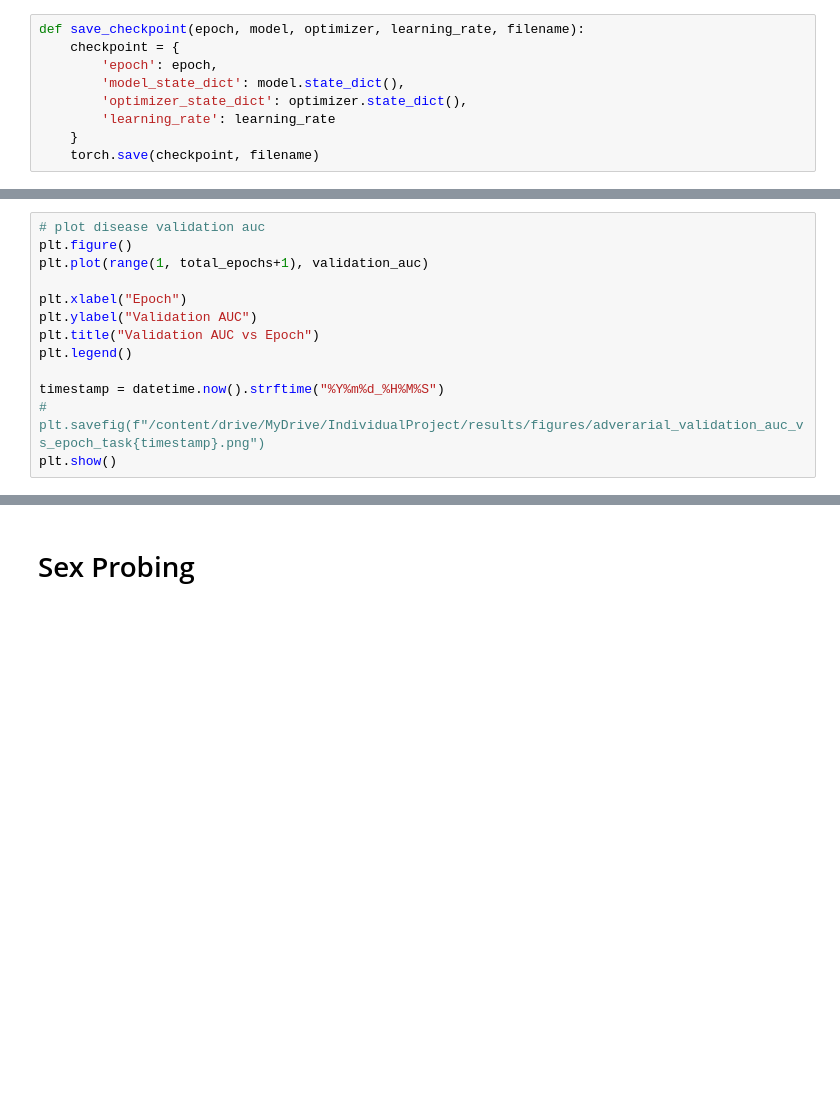
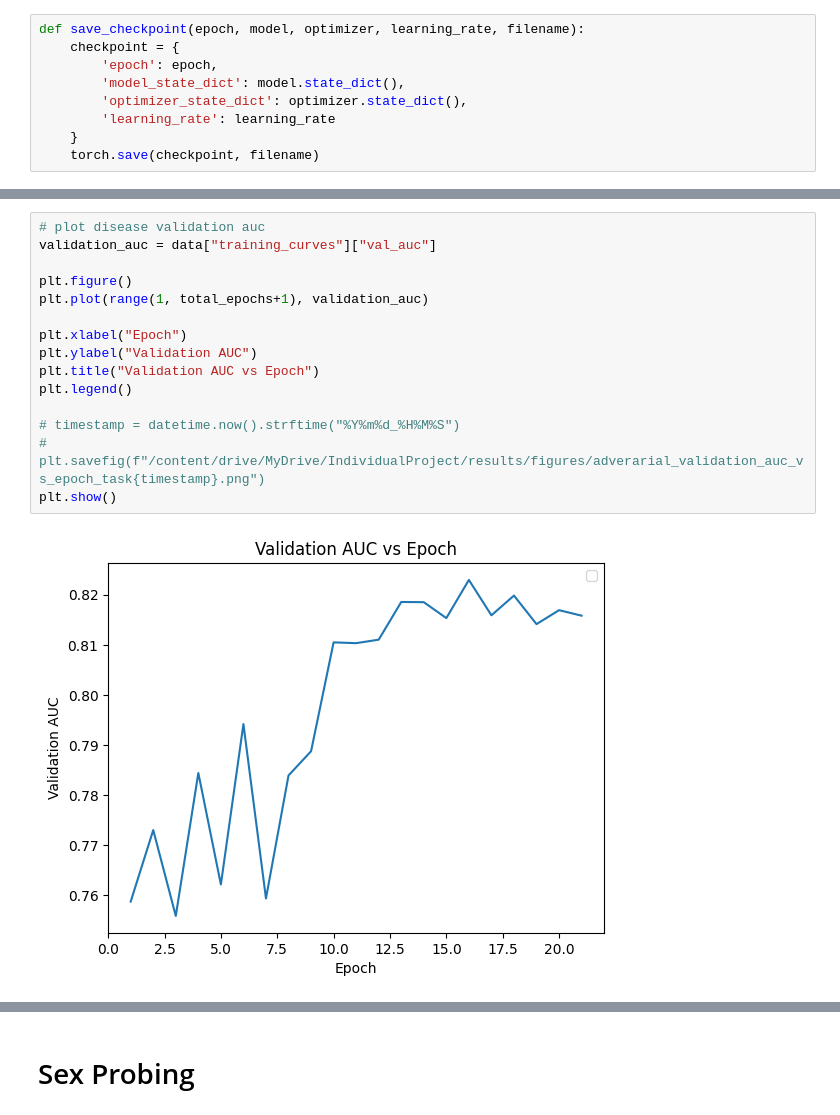
Before and after one commit to weixisee/COMP3931_Individual_Project, a Jupyter notebook: notebook/DANN_Both.ipynb, the cells around one changed output, grey strips where cells are left out. Saved outputs shown, nothing was run; the diff lists cells and outputs as text; blank space fills up the shorter version.

```diff
--- a/notebook/DANN_Both.ipynb
+++ b/notebook/DANN_Both.ipynb
@@ -537,15 +593,19 @@ plt.show()
 # %%
 # plot disease validation auc
+validation_auc = data["training_curves"]["val_auc"]
+
 plt.figure()
 plt.plot(range(1, total_epochs+1), validation_auc)
 
 plt.xlabel("Epoch")
 plt.ylabel("Validation AUC")
 plt.title("Validation AUC vs Epoch")
 plt.legend()
 
-timestamp = datetime.now().strftime("%Y%m%d_%H%M%S")
+# timestamp = datetime.now().strftime("%Y%m%d_%H%M%S")
 # plt.savefig(f"/content/drive/MyDrive/IndividualProject/results/figures/adverarial_validation_auc_vs_epoch_task{timestamp}.png")
 plt.show()
+# %% [output]
+[figure, added]
 # %%
 # plot age validation auc
```
Also changed, not shown: parts of 82 cells of this notebook, 1 other file.
